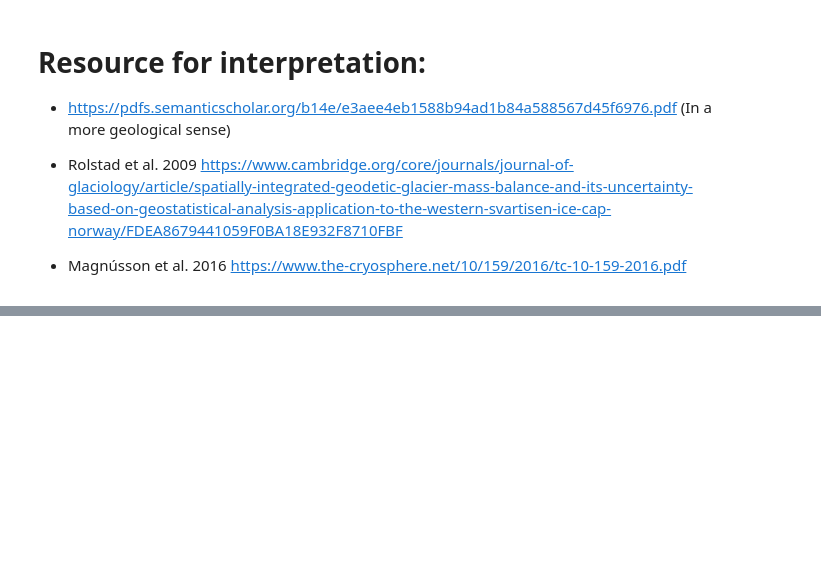
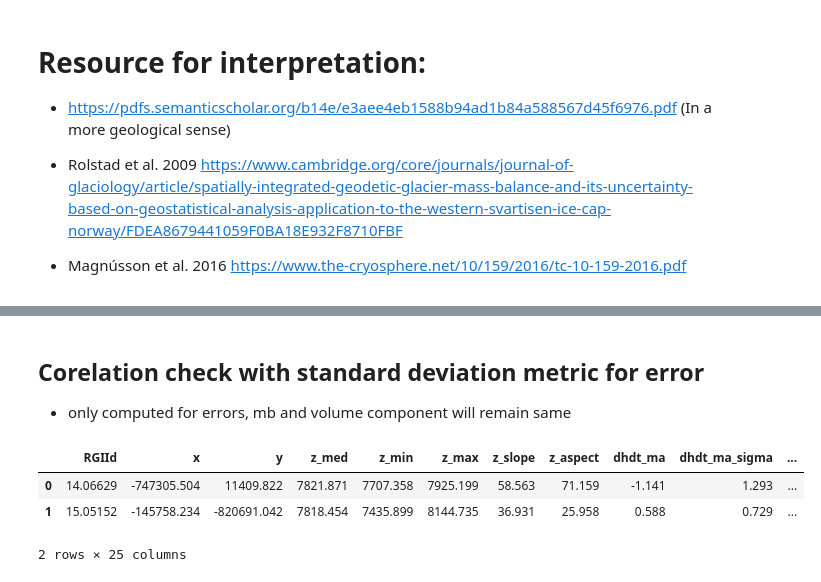
Before and after one commit to ShashankBice/raster_geostatistics, a Jupyter notebook: Mass_balance_cor_working.ipynb, the cells around one changed output, grey strips where cells are left out. Cells and saved outputs as stored; diff of their text form; code cells hidden in the pictures; blank space fills up the shorter version.

```diff
--- a/Mass_balance_cor_working.ipynb
+++ b/Mass_balance_cor_working.ipynb
@@ -299,0 +304,12 @@ vario_plt_ref(lag_mb,gamma_mb,lag_mb_m,gamma_mbm,hrange_mbm,z,nugget,ax=axa)
+# %% [markdown]
+## Corelation check with standard deviation metric for error
+- only computed for errors, mb and volume component will remain same
+# %%
+csv_fn_std = './mb_20190213/hma_mb_20190213_1924_std.csv'
+std_df_er = pd.read_csv(csv_fn_std)
+std_df_er.head(2)
+# %% [output]
+|  | RGIId | x | y | z_med | z_min | z_max | z_slope | z_aspect | dhdt_ma | dhdt_ma_sigma | ... |
+| 0 | 14.06629 | -747305.504 | 11409.822 | 7821.871 | 7707.358 | 7925.199 | 58.563 | 71.159 | -1.141 | 1.293 | ... |
+| 1 | 15.05152 | -145758.234 | -820691.042 | 7818.454 | 7435.899 | 8144.735 | 36.931 | 25.958 | 0.588 | 0.729 | ... |
+2 rows × 25 columns
```
Also changed, not shown: parts of 8 cells of this notebook.
